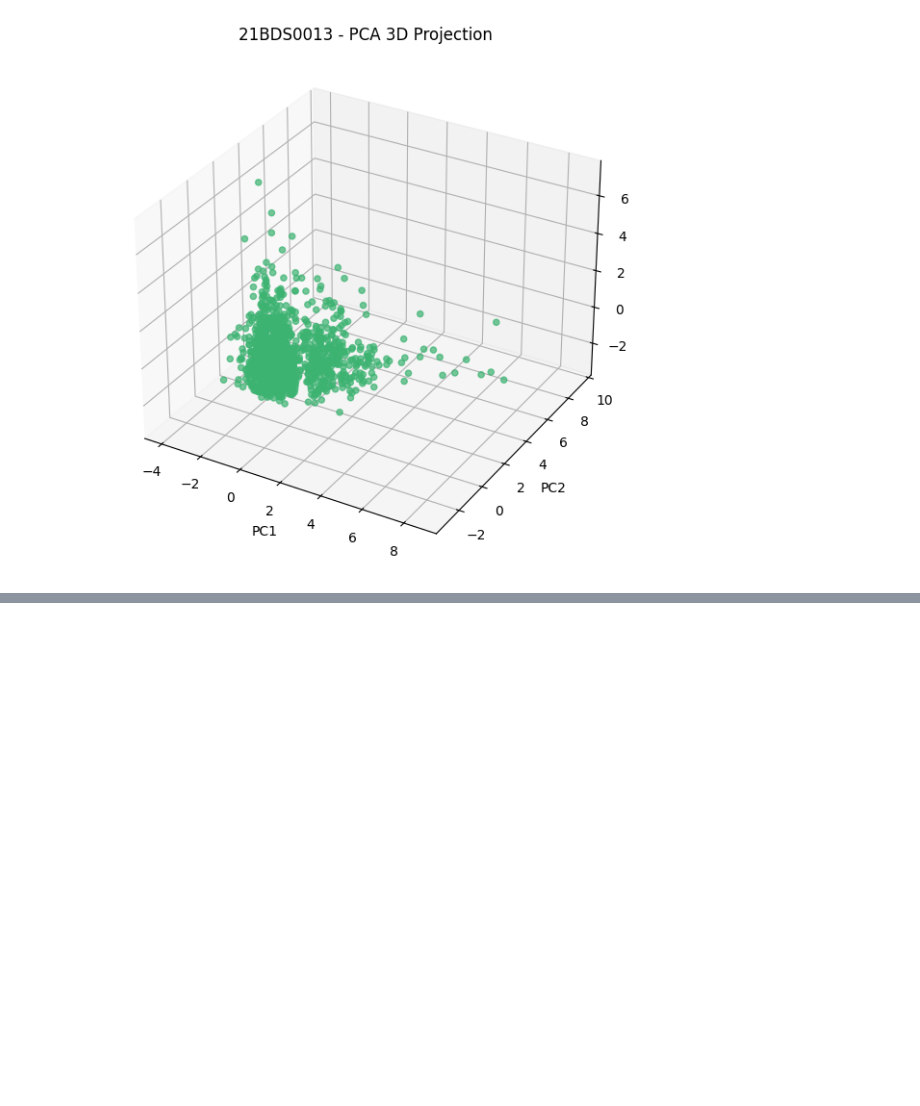
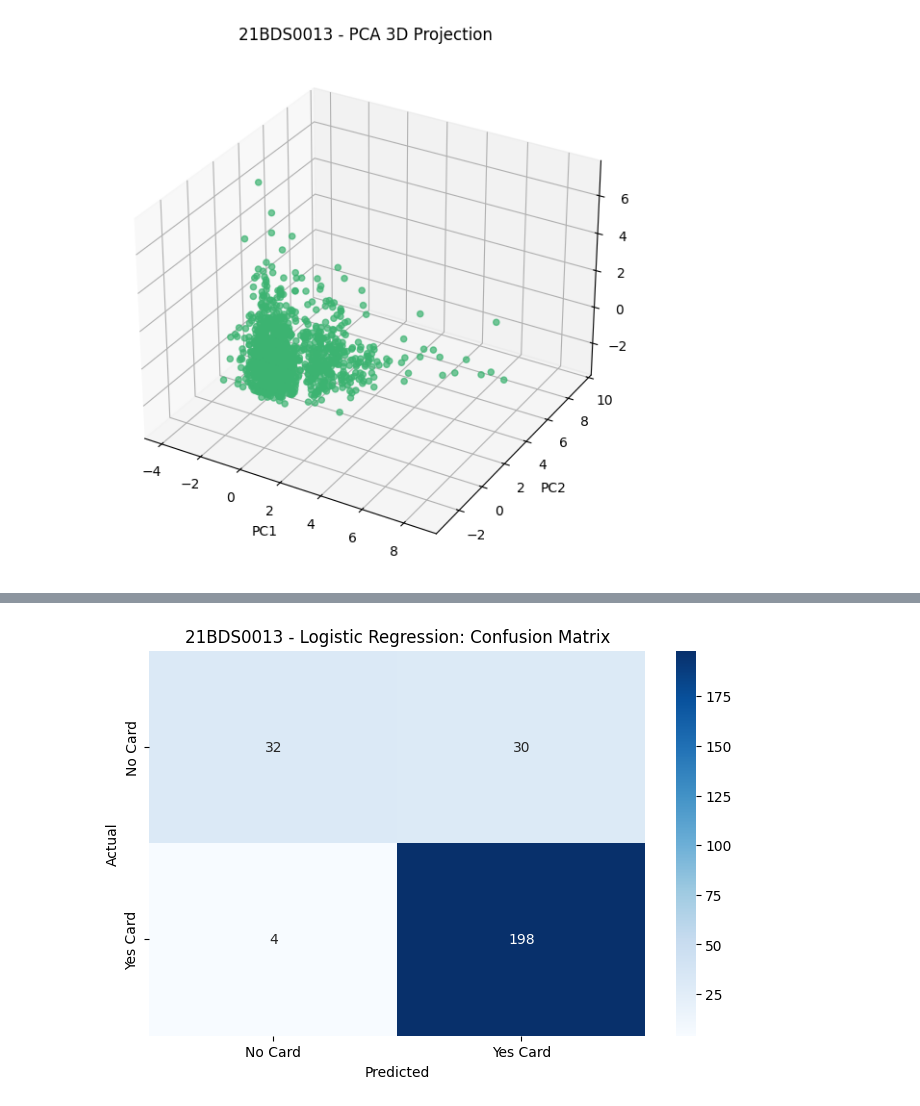
Before and after one commit to harshrjain/EDA, a Jupyter notebook: 21BDS0013.ipynb, the cells around one changed output, grey strips where cells are left out. Cells and saved outputs as stored; diff of their text form; code cells hidden in the pictures; blank space fills up the shorter version.

```diff
--- a/21BDS0013.ipynb
+++ b/21BDS0013.ipynb
@@ -900,0 +942,29 @@ plt.show()
+# %%
+#2. Logistic Regression Model (Classifying card ownership)
+from sklearn.linear_model import LogisticRegression
+from sklearn.preprocessing import LabelEncoder
+from sklearn.metrics import accuracy_score, confusion_matrix, classification_report
+
+# Convert target to binary
+df['card'] = df['card'].map({'yes': 1, 'no': 0})
+
+# Features and target
+X_log = df[['reports', 'age', 'income', 'share', 'owner', 'selfemp', 'dependents', 'months', 'majorcards', 'active']]
+y_log = df['card']
+
+# Train-test split
+X_train_log, X_test_log, y_train_log, y_test_log = train_test_split(X_log, y_log, test_size=0.2, random_state=42)
+
+# Train logistic regression
+log_reg = LogisticRegression(max_iter=1000)
+log_reg.fit(X_train_log, y_train_log)
+
+# Predict and evaluate
+y_pred_log = log_reg.predict(X_test_log)
+
+print("Logistic Regression Results:")
+print(f"Accuracy: {accuracy_score(y_test_log, y_pred_log):.4f}")
+print("Confusion Matrix:")
+print(confusion_matrix(y_test_log, y_pred_log))
+print("Classification Report:")
+print(classification_report(y_test_log, y_pred_log))
@@ -900,0 +986,14 @@ plt.show()
+# %%
+from sklearn.metrics import confusion_matrix
+import seaborn as sns
+
+cm = confusion_matrix(y_test_log, y_pred_log)
+
+plt.figure(figsize=(8, 5))
+sns.heatmap(cm, annot=True, fmt='d', cmap='Blues', xticklabels=["No Card", "Yes Card"], yticklabels=["No Card", "Yes Card"])
+plt.xlabel("Predicted")
+plt.ylabel("Actual")
+plt.title("21BDS0013 - Logistic Regression: Confusion Matrix")
+plt.show()
+# %% [output]
+[figure, added]
```
Also changed, not shown: parts of 6 cells of this notebook.
